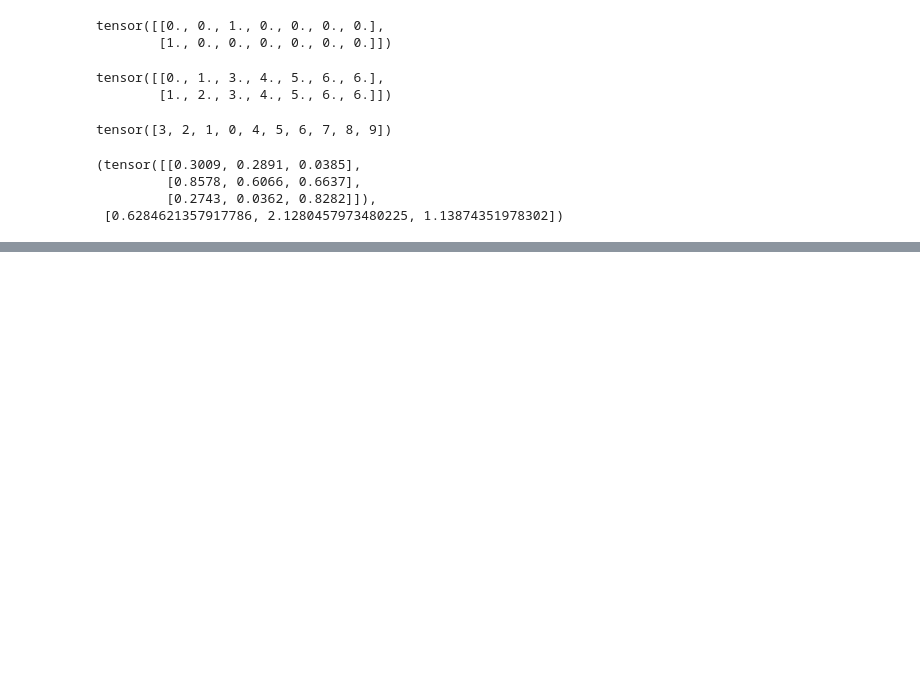
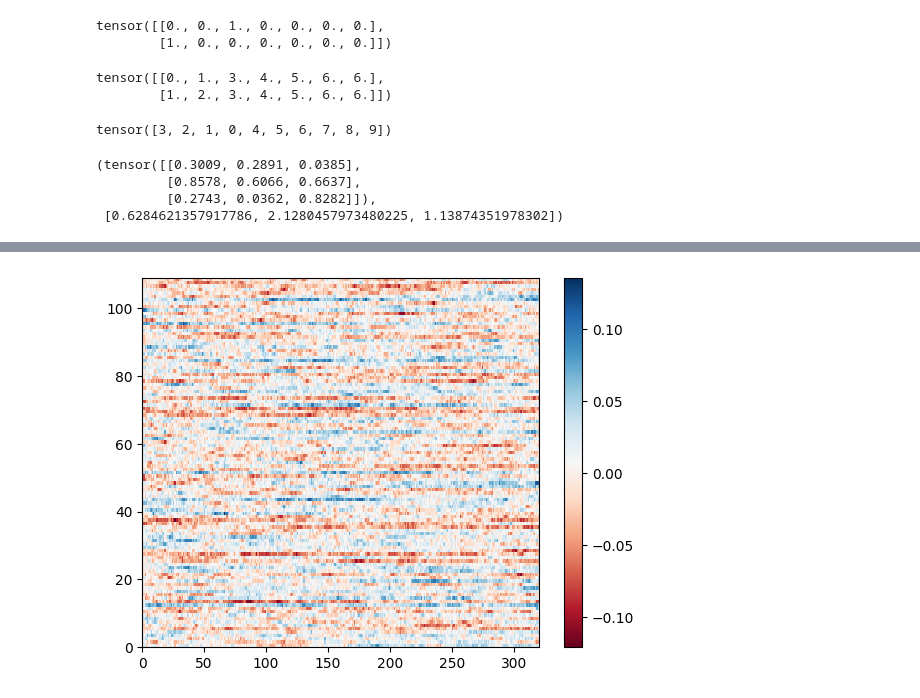
Before and after one commit to k-l-lambda/deep-starry, a Jupyter notebook: test_paraff.ipynb, the cells around one changed output, grey strips where cells are left out. Drawn from its saved outputs; the diff is of its cells as text; code cells hidden in the pictures; blank space fills up the shorter version.

```diff
--- a/test_paraff.ipynb
+++ b/test_paraff.ipynb
@@ -192,0 +173,12 @@ ps
+# %%
+import matplotlib.pyplot as plt
+
+
+inspection = model.inspectRun(batch)
+#inspection
+
+plt.pcolormesh(inspection['pred'][0].transpose(0, 1).detach().numpy(), cmap='RdBu')
+plt.colorbar()
+plt.show()
+# %% [output]
+[figure, added]
```
Also changed, not shown: parts of 2 cells of this notebook, 2 other files.
